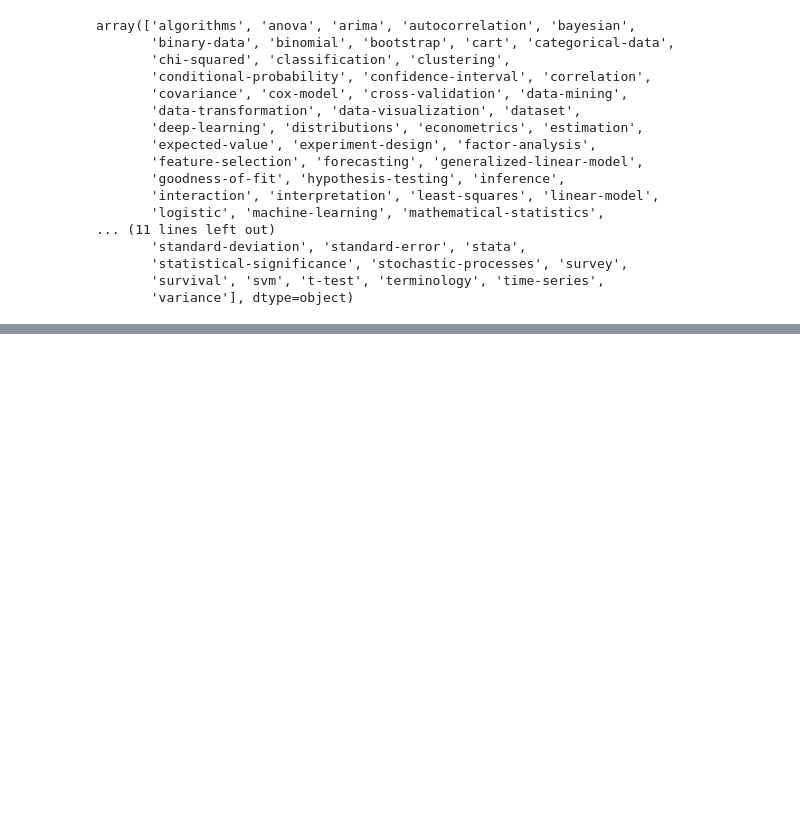
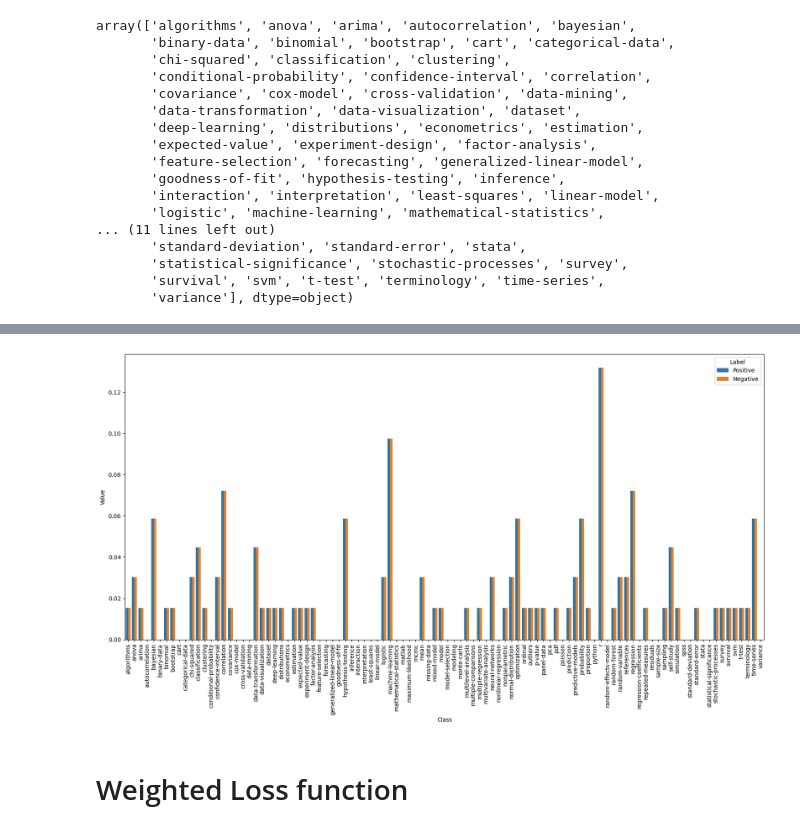
Before and after one commit to s-4-m-a-n/365-days-of-ML-challange, a Jupyter notebook: architecture implementations/Logistic Regression/MultiLabel Logistic Regression using Tensorflow core.ipynb, the cells around one changed output, grey strips where cells are left out. Saved outputs shown, nothing was run; the diff lists cells and outputs as text; code cells hidden in the pictures; blank space fills up the shorter version.

```diff
--- a/architecture implementations/Logistic Regression/MultiLabel Logistic Regression using Tensorflow core.ipynb
+++ b/architecture implementations/Logistic Regression/MultiLabel Logistic Regression using Tensorflow core.ipynb
@@ -816,0 +1060,5 @@ prediction_to_label(y_pred)
+# %%
+pos_weights = neg_freq
+neg_weights = pos_freq
+pos_contribution = pos_freq * pos_weights
+neg_contribution = neg_freq * neg_weights
@@ -816,0 +1081,18 @@ prediction_to_label(y_pred)
+# %%
+# Create a DataFrame for positive labels
+data_pos = pd.DataFrame({"Class": LABELS, "Label": "Positive", "Value": pos_contribution})
+
+# Create a DataFrame for negative labels
+data_neg = pd.DataFrame({"Class": LABELS, "Label": "Negative", "Value": neg_contribution})
+
+# Concatenate the two DataFrames vertically
+data = pd.concat([data_pos, data_neg], ignore_index=True)
+# %%
+plt.figure(figsize=(20, 9))
+plt.xticks(rotation=90)
+sns.barplot(x="Class", y="Value", hue="Label", data=data)
+plt.show()
+# %% [output]
+[figure, added]
+# %% [markdown]
+# Weighted Loss function
```
Also changed, not shown: parts of 168 cells of this notebook, 6 other files.
